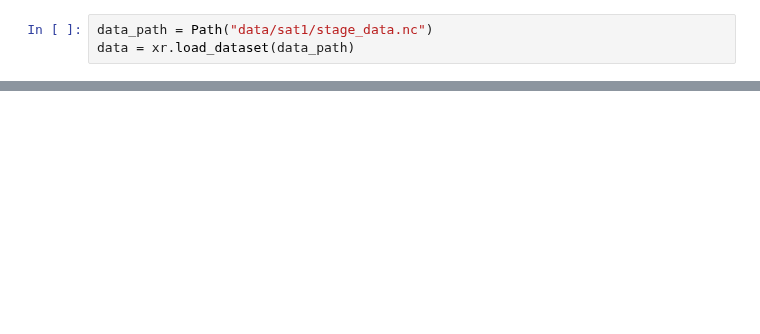
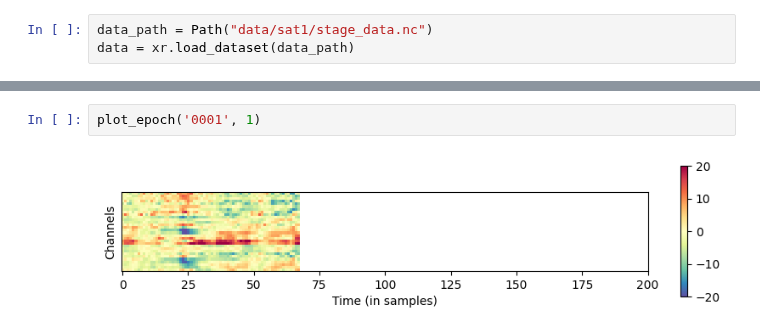
Before and after one commit to rickdott/hmp-ai, a Jupyter notebook: visualization.ipynb, the cells around one changed output, grey strips where cells are left out. Saved outputs shown, nothing was run; the diff lists cells and outputs as text; blank space fills up the shorter version.

```diff
--- a/visualization.ipynb
+++ b/visualization.ipynb
@@ -221,0 +187,4 @@ plt.show()
+# %%
+plot_epoch('0001', 1)
+# %% [output]
+[figure, added]
```
Also changed, not shown: parts of 10 cells of this notebook, 5 other files.
